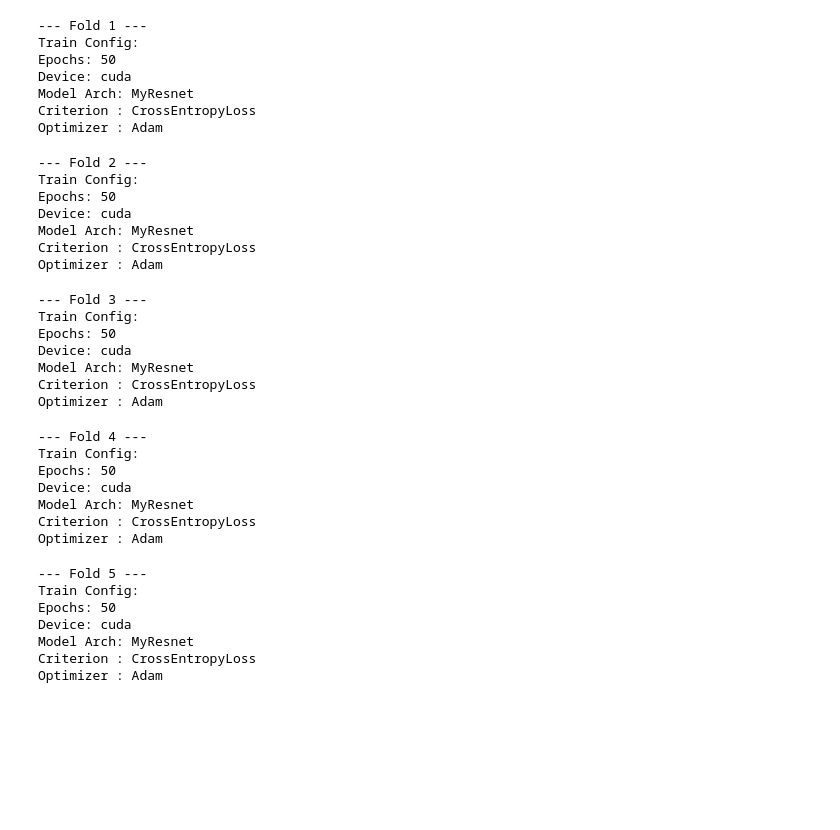
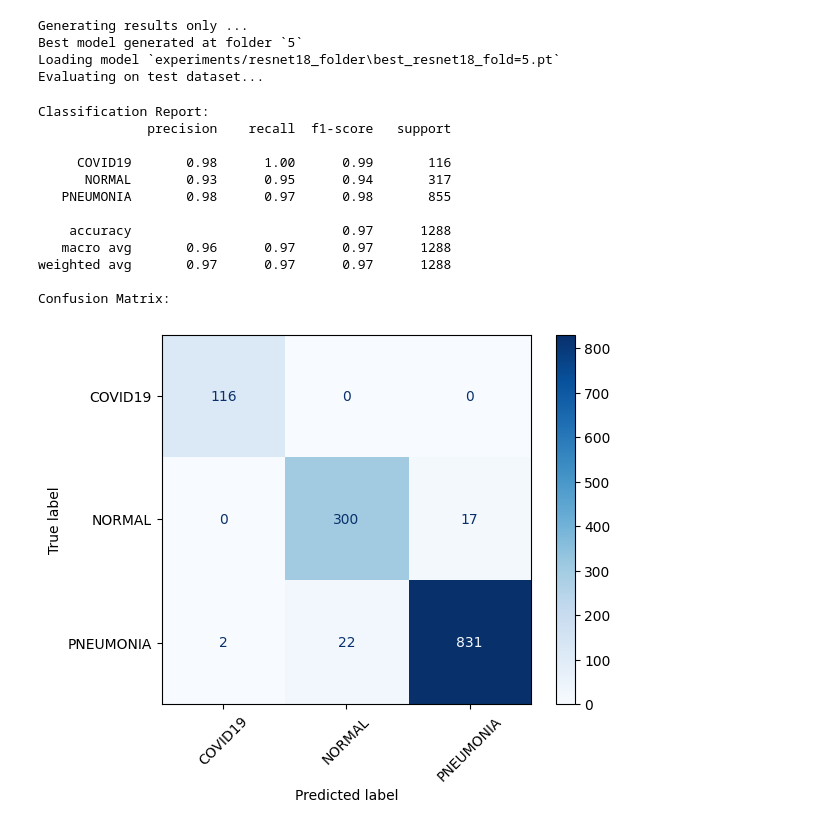
Before and after one commit to intel-comp-saude-ufes/2025-1-P2-classificador-CheXpert, a Jupyter notebook: trab.ipynb, the cells around one changed output. Cells and saved outputs as stored; diff of their text form; code cells hidden in the pictures; blank space fills up the shorter version.

Commit message:
rodar resultados para as redes treinadas no server e treinar rede vit (transformer)

```diff
--- a/trab.ipynb
+++ b/trab.ipynb
@@ -84,47 +213,29 @@ metrics = get_my_metrics(device, n_classes)
 # %%
 resnet18_config = ExperimentConfig(
     name="resnet18",
     model_fn=lambda: MyResnet(resnet_version='resnet18', n_classes=n_classes),
     loss_fn=lambda: nn.CrossEntropyLoss(),
     optimizer_fn=lambda params: opt.Adam(params, lr=1e-3)
 )
-experiment(resnet18_config, data_dict, device, metrics, freeze=False, epochs=50)
+experiment(resnet18_config, data_dict, device, metrics, freeze=False, epochs=50, mode='results')
 # %% [output]
---- Fold 1 ---
-Train Config:
-Epochs: 50
-Device: cuda
-Model Arch: MyResnet
-Criterion : CrossEntropyLoss
-Optimizer : Adam
+Generating results only ...
+Best model generated at folder `5`
+Loading model `experiments/resnet18_folder\best_resnet18_fold=5.pt`
+Evaluating on test dataset...
---- Fold 2 ---
-Train Config:
-Epochs: 50
-Device: cuda
-Model Arch: MyResnet
-Criterion : CrossEntropyLoss
-Optimizer : Adam
+Classification Report:
+              precision    recall  f1-score   support
+
+     COVID19       0.98      1.00      0.99       116
+      NORMAL       0.93      0.95      0.94       317
+   PNEUMONIA       0.98      0.97      0.98       855
+
+    accuracy                           0.97      1288
+   macro avg       0.96      0.97      0.97      1288
+weighted avg       0.97      0.97      0.97      1288
+
+Confusion Matrix:
---- Fold 3 ---
-Train Config:
-Epochs: 50
-Device: cuda
-Model Arch: MyResnet
-Criterion : CrossEntropyLoss
-Optimizer : Adam
---- Fold 4 ---
-Train Config:
-Epochs: 50
-Device: cuda
-Model Arch: MyResnet
-Criterion : CrossEntropyLoss
-Optimizer : Adam
---- Fold 5 ---
-Train Config:
-Epochs: 50
-Device: cuda
-Model Arch: MyResnet
-Criterion : CrossEntropyLoss
-Optimizer : Adam
+[figure, added]
 # %%
 resnet34_config = ExperimentConfig(
     name="resnet34",
```
Also changed, not shown: parts of 11 cells of this notebook, 5 other files.
